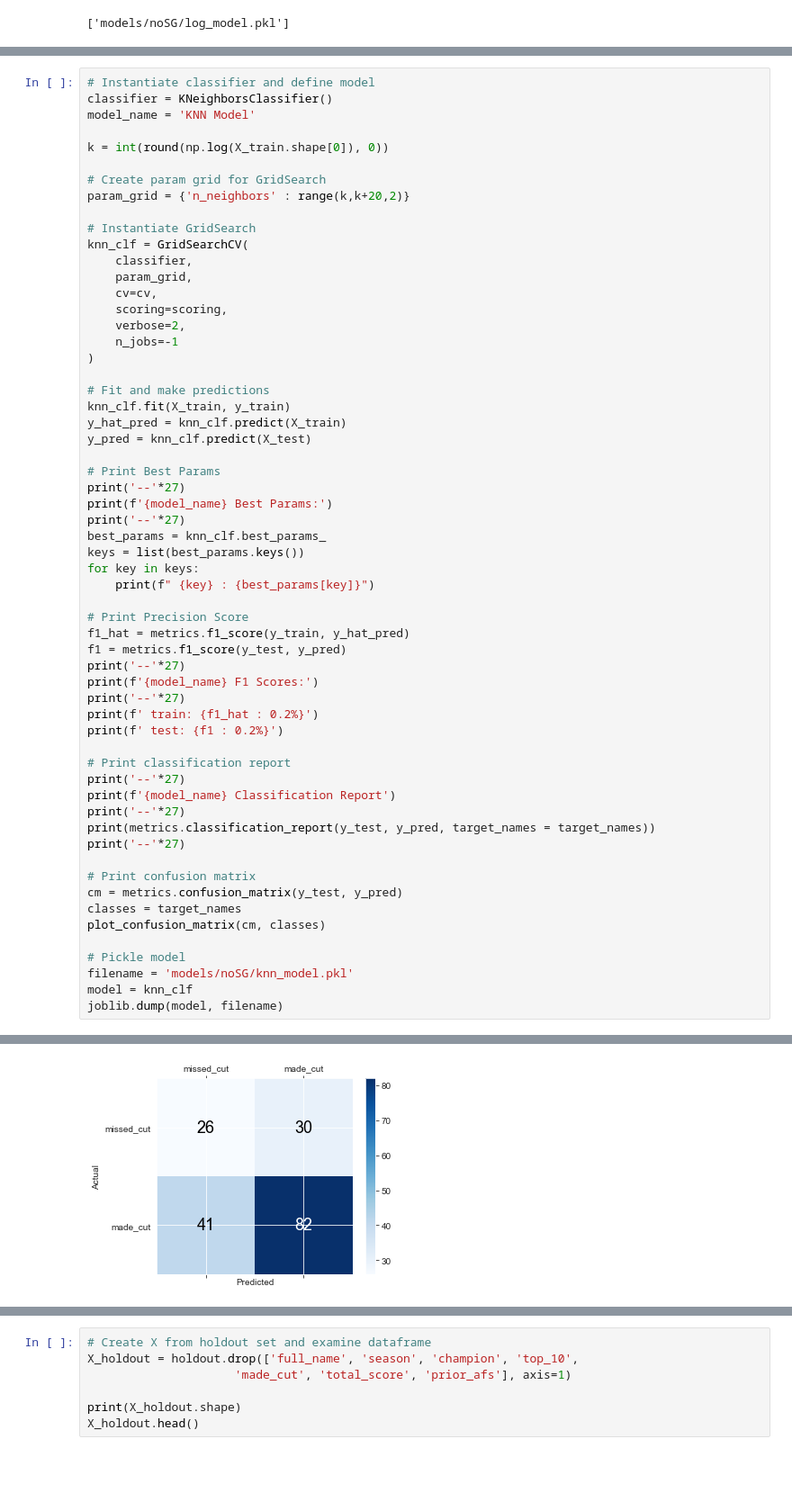
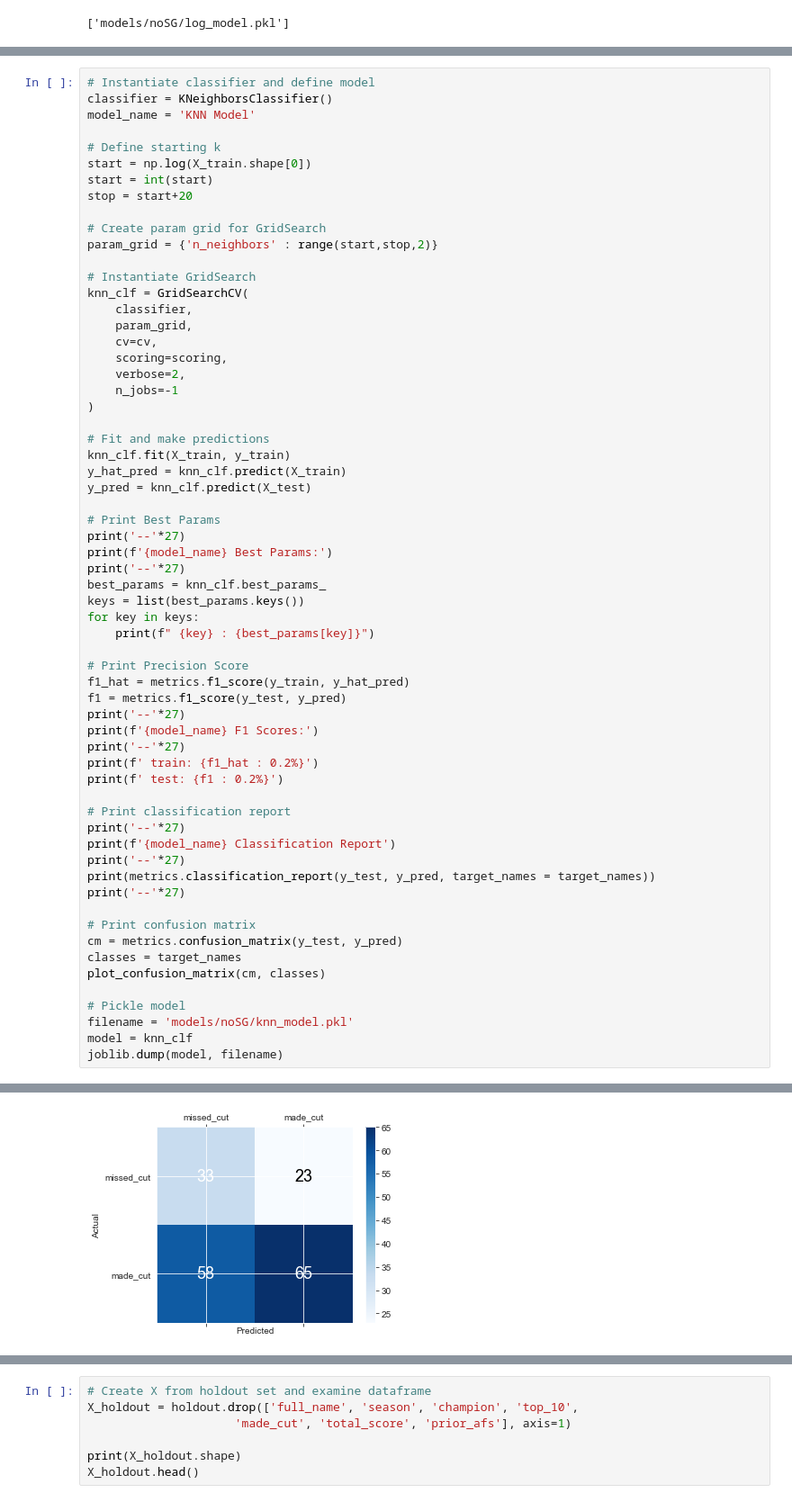
Before and after one commit to jprinfret/masters_tournament_classifier, a Jupyter notebook: 2020 Masters Tournament Predictions.ipynb, the cells around one changed output, grey strips where cells are left out. Shown at 90% size. Saved outputs shown, nothing was run; the diff lists cells and outputs as text; blank space fills up the shorter version.

```diff
--- a/2020 Masters Tournament Predictions.ipynb
+++ b/2020 Masters Tournament Predictions.ipynb
@@ -1223,10 +1223,13 @@ weighted avg       0.71      0.68      0.69       179
 classifier = KNeighborsClassifier()
 model_name = 'KNN Model'
 
-k = int(round(np.log(X_train.shape[0]), 0))
+# Define starting k
+start = np.log(X_train.shape[0])
+start = int(start)
+stop = start+20
 
 # Create param grid for GridSearch
-param_grid = {'n_neighbors' : range(k,k+20,2)}
+param_grid = {'n_neighbors' : range(start,stop,2)}
 
 # Instantiate GridSearch
 knn_clf = GridSearchCV(
@@ -1299,5 +1302,5 @@ weighted avg       0.62      0.60      0.61       179
 
 ------------------------------------------------------
-[figure, old version]
+[figure, new version]
 ['models/noSG/knn_model.pkl']
 # %% [markdown]
```
Also changed, not shown: parts of 39 cells of this notebook, 7 other files.
